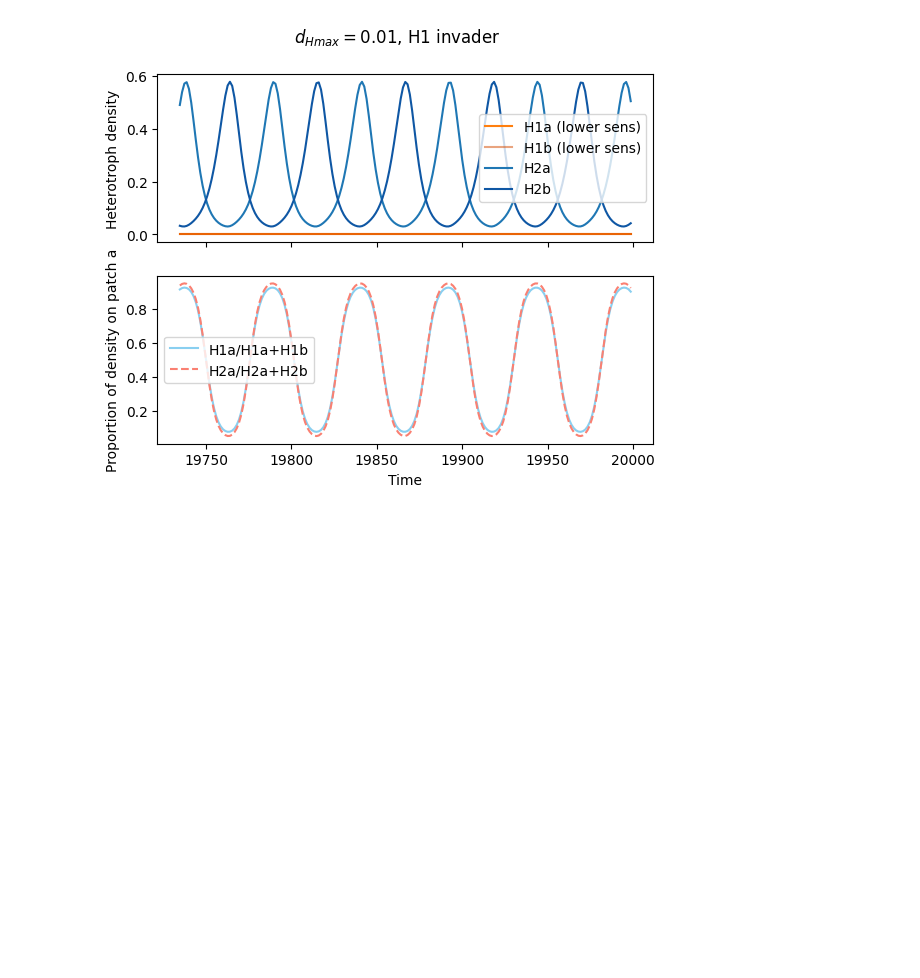
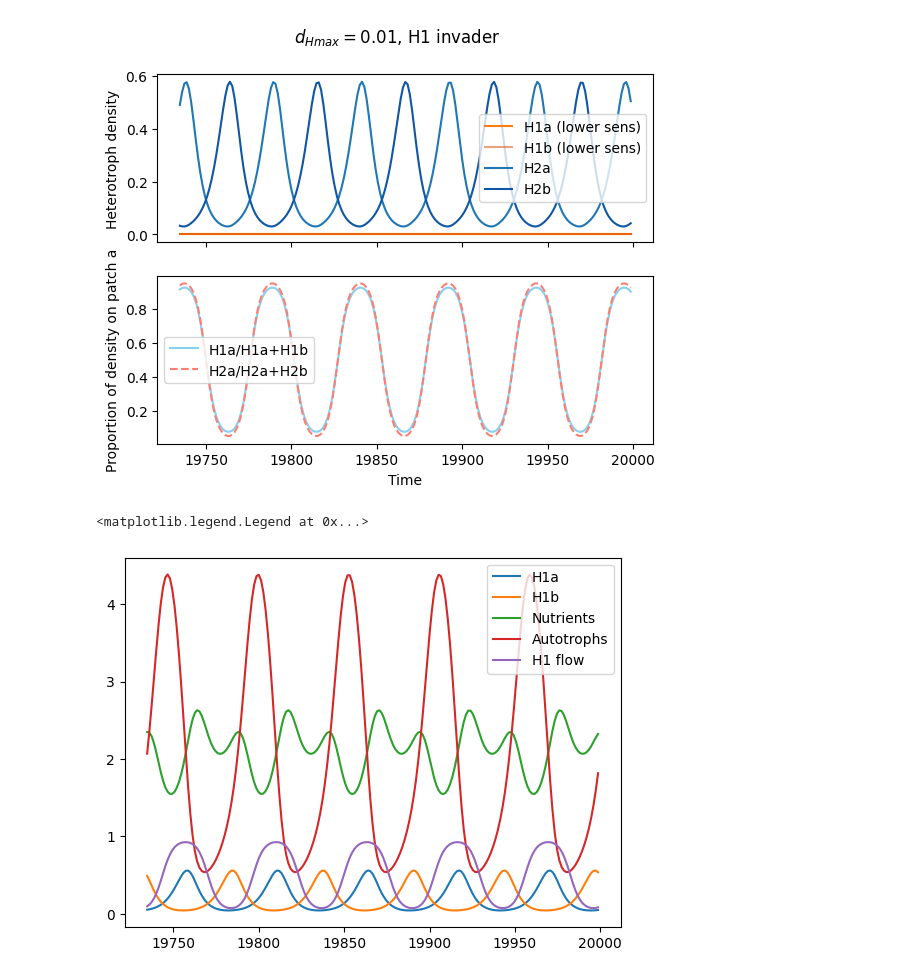
Before and after one commit to rbnmj/turingmodel, a Jupyter notebook: main.ipynb, the cells around one changed output. Cells and saved outputs as stored; diff of their text form; code cells hidden in the pictures; blank space fills up the shorter version.

```diff
--- a/main.ipynb
+++ b/main.ipynb
@@ -1033,3 +1063,28 @@ fig.suptitle("$d_{Hmax} = $" + str(d_Hmax1) + ", H2 invader")
 # %% [output]
 Text(0.5, 0.98, '$d_{Hmax} = $0.01, H1 invader')
 [figure]
+# %%
+t_end = 20000
+number_steps = 15000
+t = np.linspace(0, t_end, number_steps)
+k_1 = 0
+k_2 = 2
+d_Hmax1 = 10**-1
+d_Hmax2 = d_Hmax1
+#var = [N_a, N_b, A_a, A_b, H_1a, H_1b, H_2a, H_2b]
+#var0 = [2, 2.5, 2.5, 2, 0, 0, 0.4, 0.08, 0, 0, 0, 0, 0, 0]
+var0 = [2, 2.5, 2.5, 2, 0.08, 0.4, 10**-6, 0, 0, 0, 0, 0, 0, 0] # H2 invader
+#plt.figure(figsize=(8,8))
+var = []
+model = tm(var0, t, k_1, k_2, d_Hmax1, d_Hmax2)
+var = integ.odeint(tm.equations_wrapper, var0, t, args=(model,))
+
+plt.plot(t[-200:-1], var[-200:-1:, 4],label="H1a")
+plt.plot(t[-200:-1], var[-200:-1:, 5],label="H1b")
+plt.plot(t[-200:-1], var[-200:-1:, 0], label="Nutrients")
+plt.plot(t[-200:-1], var[-200:-1:, 2], label="Autotrophs")
+plt.plot(t[-200:-1], (var[-200:-1:, 4]/(var[-200:-1:, 4]+var[-200:-1:, 5])), label="H1 flow")
+plt.legend()
+# %% [output]
+<matplotlib.legend.Legend at 0x...>
+[figure, added]
```
Also changed, not shown: parts of 3 cells of this notebook, 5 other files.
